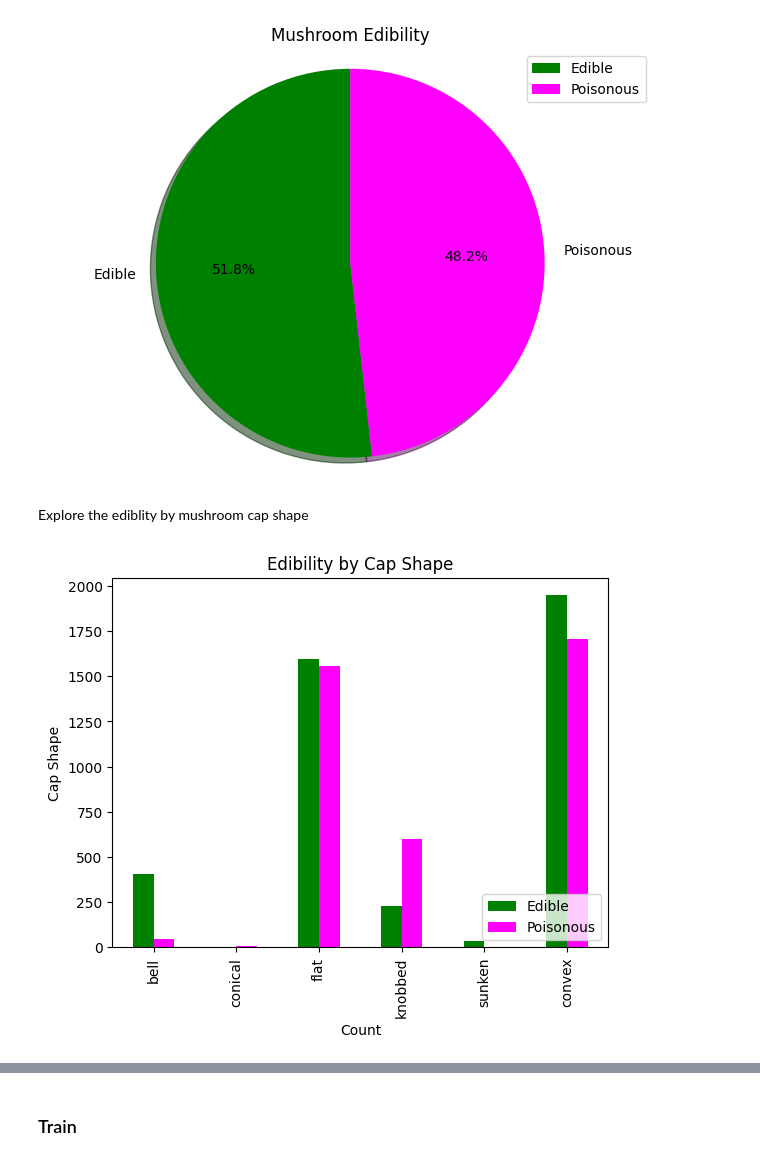
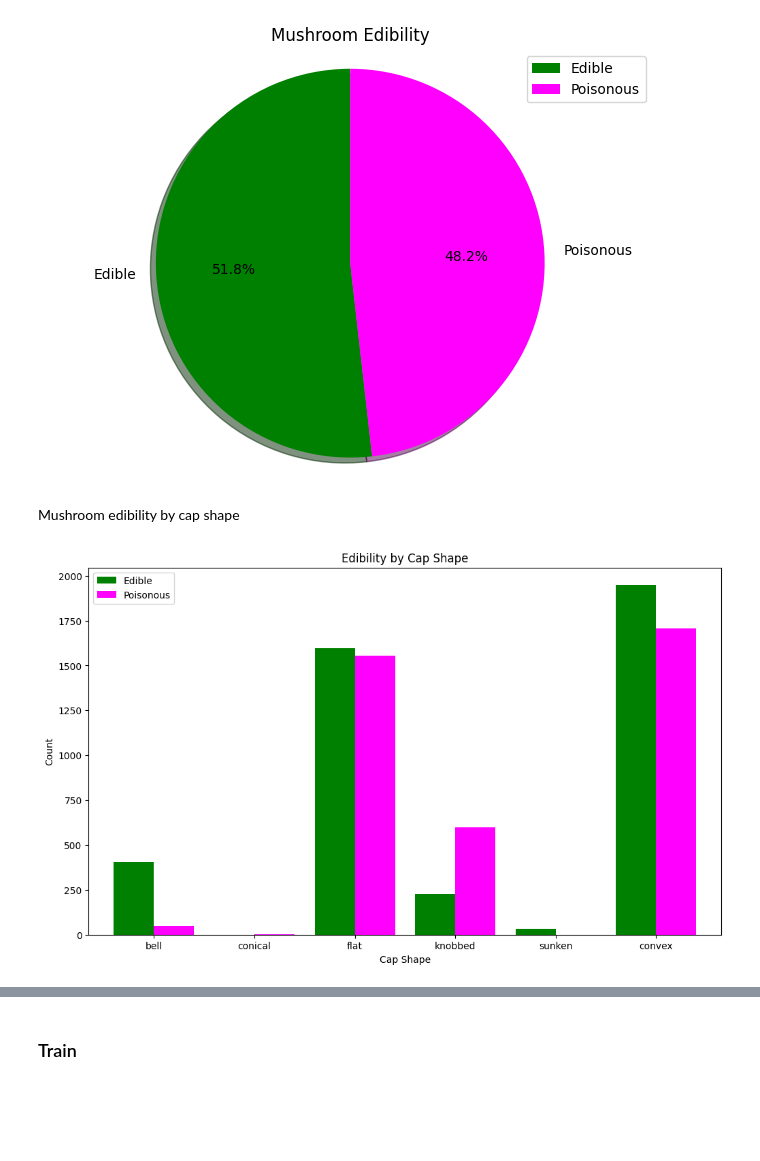
Before and after one commit to janumiko/Mushroom_Prediction, a Jupyter notebook: mushrooms.ipynb, the cells around one changed output, grey strips where cells are left out. Cells and saved outputs as stored; diff of their text form; code cells hidden in the pictures; blank space fills up the shorter version.

```diff
--- a/mushrooms.ipynb
+++ b/mushrooms.ipynb
@@ -56,29 +56,29 @@ plt.show()
 # %% [output]
 [figure]
 # %% [markdown]
-Explore the ediblity by mushroom cap shape
+Mushroom edibility by cap shape
 # %%
 cap_shapes = data.groupby(["cap-shape", "class"]).size().unstack()
 cap_shapes.fillna(0)
 cap_shapes_mapping = {
     "b": "bell",
     "c": "conical",
     "x": "convex",
     "f": "flat",
     "k": "knobbed",
     "s": "sunken",
 }
 
 cap_shapes = cap_shapes.rename(index=cap_shapes_mapping)
 
-ax = cap_shapes.plot.bar(color=["green", "magenta"])
+ax = cap_shapes.plot.bar(color=["green", "magenta"], rot=0, figsize=(12, 7), width=0.8)
 
 ax.set_title("Edibility by Cap Shape")
-ax.set_xlabel("Count")
-ax.set_ylabel("Cap Shape")
+ax.set_ylabel("Count")
+ax.set_xlabel("Cap Shape")
 labels = ["Edible", "Poisonous"]
 
-plt.legend(labels, loc="lower right")
+plt.legend(labels, loc="upper left")
 plt.show()
 # %% [output]
-[figure, old version]
+[figure, new version]
```
Also changed, not shown: parts of 2 cells of this notebook.
